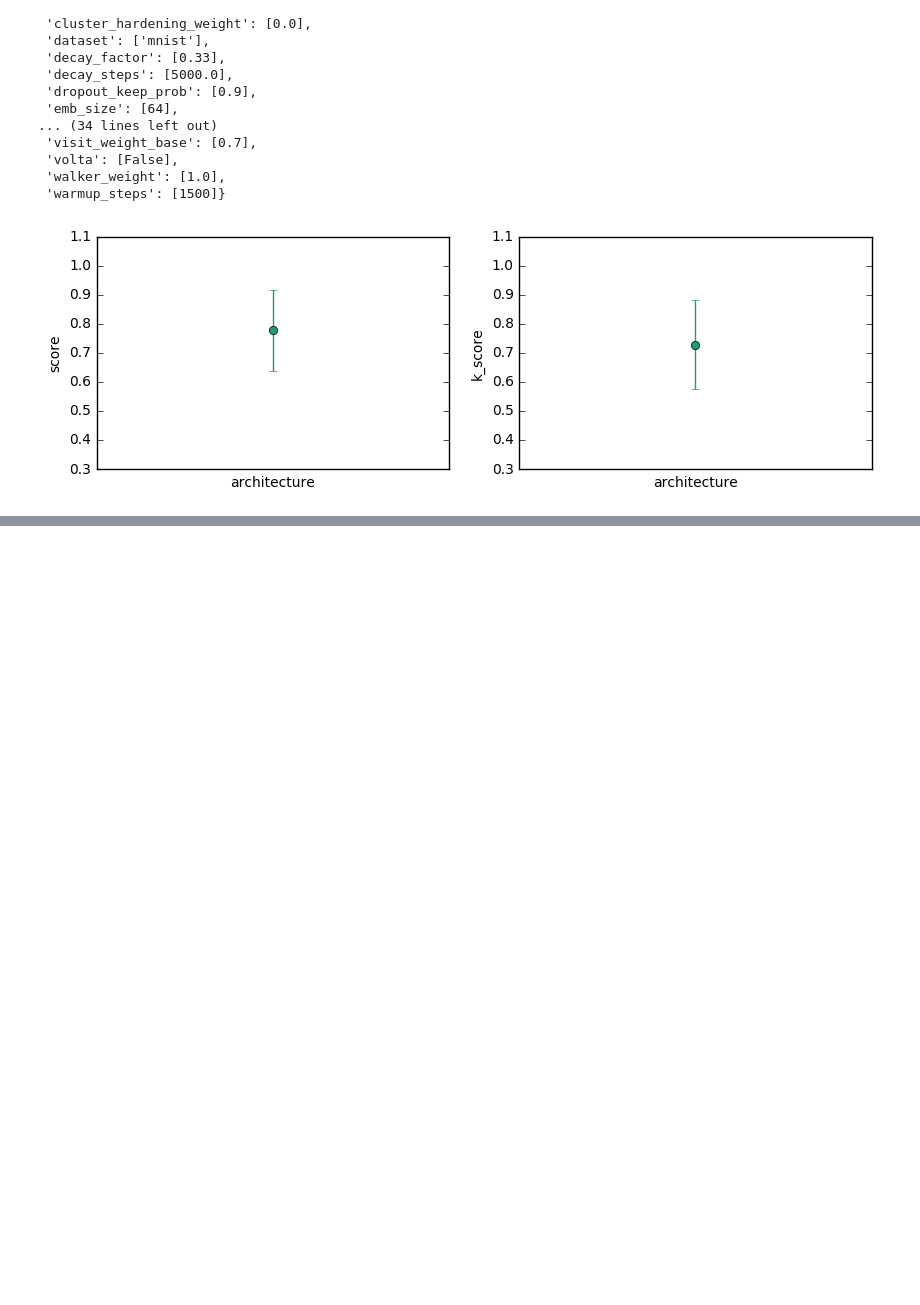
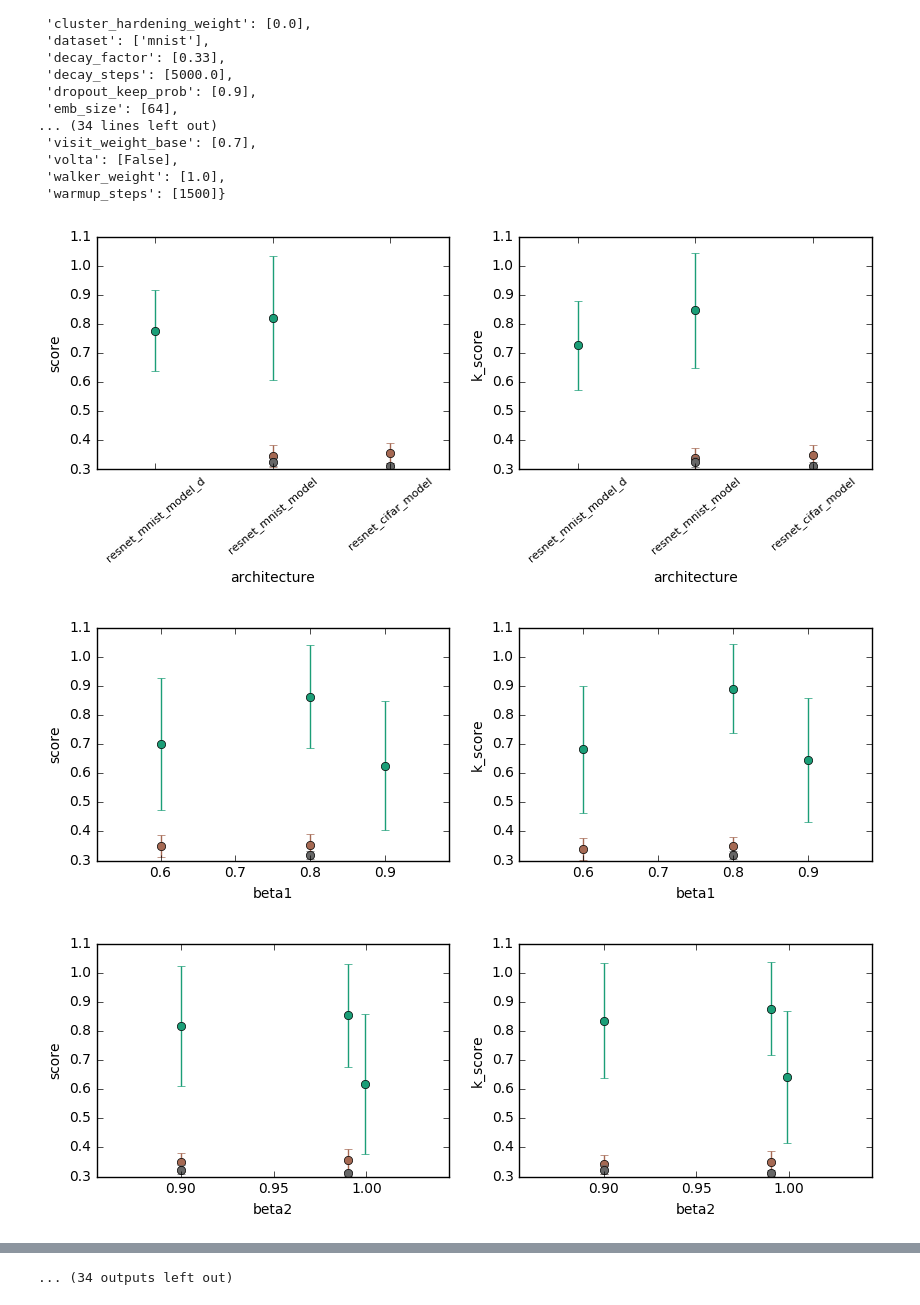
Before and after one commit to jplapp/associative_clustering, a Jupyter notebook: semisup/evaluation/master_table2.ipynb, the cells around one changed output, grey strips where cells are left out. Cells and saved outputs as stored; diff of their text form; code cells hidden in the pictures; blank space fills up the shorter version.

Commit message:
updated plots

```diff
--- a/semisup/evaluation/master_table2.ipynb
+++ b/semisup/evaluation/master_table2.ipynb
@@ -123,7 +123,7 @@ if eval_against_optimal_params:
         if not p in not_plot:
             optimal_params[p] = df.pivot_table('score', columns=[p]).argmax()
 
-for param in params[:1]:
+for param in params:
     if param in not_plot:
         continue
 
@@ -139,7 +139,9 @@ for param in params[:1]:
         xmax = df[param].max()+xstd
     else:
         xlabels = [i for i in df[param].unique() if i==i]  # remove nans
-        label_to_x = dict([(j,i) for (i,j) in enumerate(all_labels)])
+        label_to_x = dict([(j,i) for (i,j) in enumerate(xlabels)])
+        xmin = -0.5
+        xmax = len(xlabels) - 0.5
 
     colors = iter(cm.Dark2(np.linspace(0, 1, len(datasets))))
 
@@ -160,8 +162,7 @@ for param in params[:1]:
                 xval = label_to_x[x]
                 xs_.append(xval)
             xs = xs_
-            xmin = -0.5
-            xmax = len(xs) - 0.5
+
 
         for ax, metric_to_plot in enumerate(metrics_to_plot):
             ys = []
@@ -178,32 +179,34 @@ for param in params[:1]:
                     x += 1e-8
                 axs[ax].errorbar(x, y, yerr=yerr, label=label, color=c, marker='o')
 
             if not xmin == xmax and not param in needs_log_scale:
                 axs[ax].set_xlim((xmin, xmax))
 
             if not is_numeric:
-                axs[ax].set_xticks(xs, minor=False)
+                axs[ax].set_xticks(range(len(xlabels)), minor=False)
                 axs[ax].set_xticklabels(xlabels, minor=False, rotation=40, fontsize=8)
 
             if False and len(xs) > 1:
                 deg = np.clip(len(xs)-1, 1, 3)
                 pf = np.poly1d(np.polyfit(xs, ys, deg))
                 xp = np.linspace(np.min(xs), np.max(xs), 50)
                 axs[ax].plot(xp, pf(xp), color=c)
 
             # fix legend
             handles, labels = axs[ax].get_legend_handles_labels()
             newLabels, newHandles = [], []
             for handle, label in zip(handles, labels):
                 if label not in newLabels:
                     newLabels.append(label)
                     newHandles.append(handle)
             #axs[ax].legend(newHandles, newLabels, loc='best', fontsize=8)
 
             axs[ax].set_xlabel(param)
             axs[ax].set_ylabel(metric_to_plot)
             if param in needs_log_scale:
                 axs[ax].set_xscale("log")
     pl.show()
 # %% [output]
-[figure, old version]
+[figure, new version]
+[figure, added]
+[figure, added]
@@ -209,0 +222 @@ for param in params[:1]:
+... (34 outputs left out)
```
Also changed, not shown: parts of 4 cells of this notebook.
